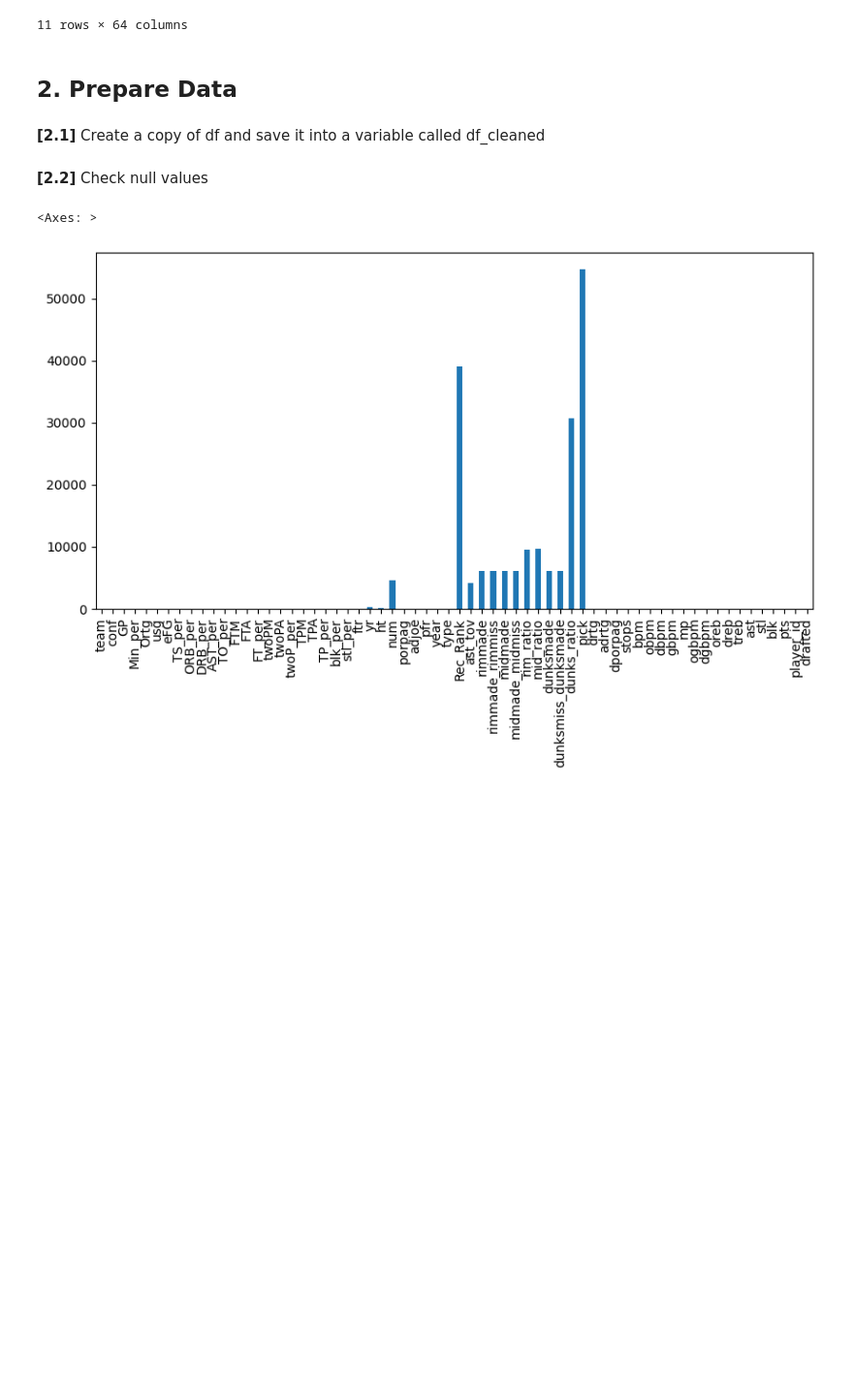
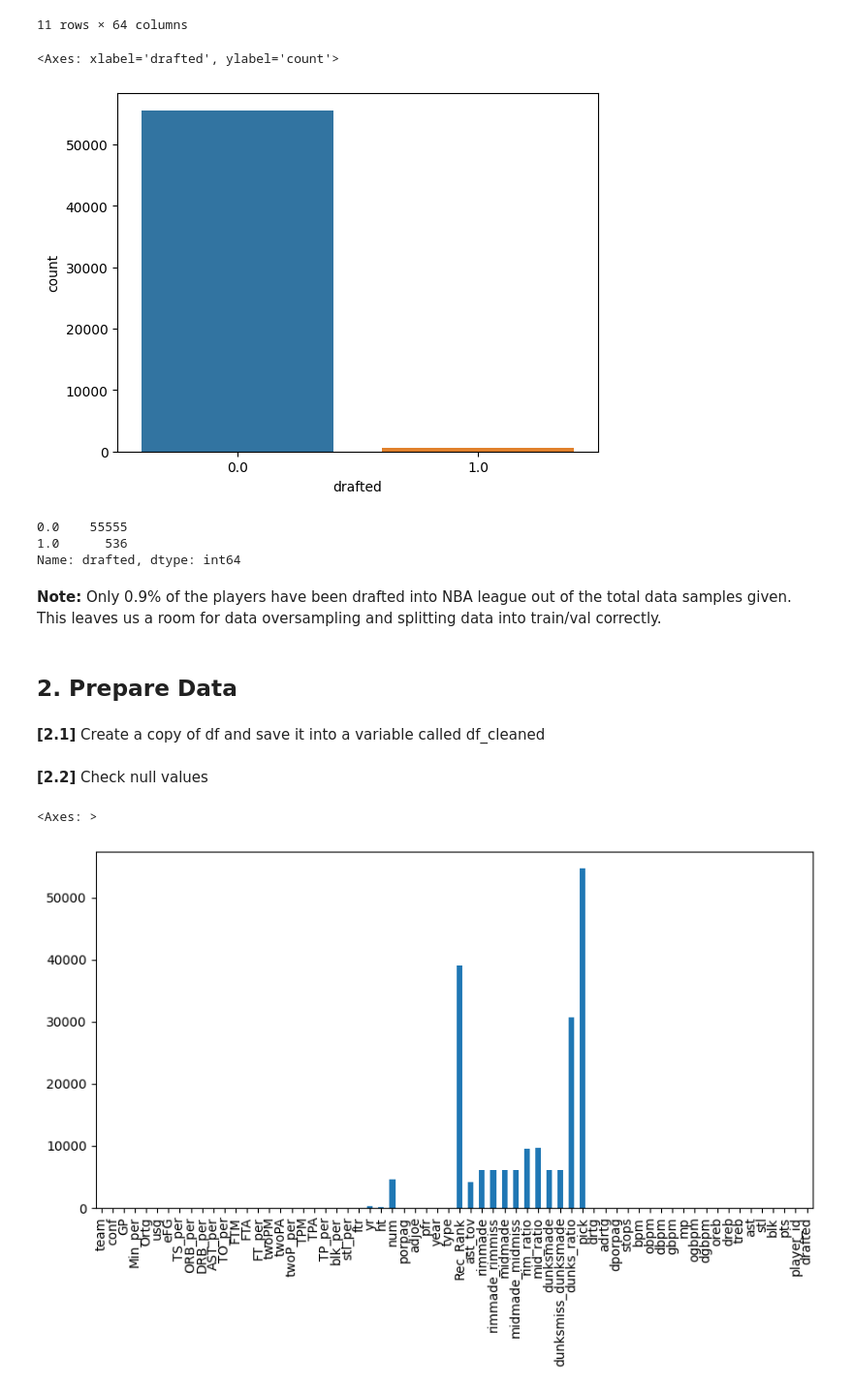
Before and after one commit to Kritz23/adv_mla_at1, a Jupyter notebook: notebooks/dhawale_kritika-24587661-week1_logistic_reg.ipynb, the cells around one changed output. Shown: that part at 97% size. Drawn from its saved outputs; the diff is of its cells as text; code cells hidden in the pictures; blank space fills up the shorter version.

```diff
--- a/notebooks/dhawale_kritika-24587661-week1_logistic_reg.ipynb
+++ b/notebooks/dhawale_kritika-24587661-week1_logistic_reg.ipynb
@@ -81,6 +81,21 @@ df_train.describe(include='all')
 | 75% | NaN | NaN | 31.000000 | 62.200000 | 106.900000 | 21.800000 | 53.200000 | 56.060000 | 8.100000 | 16.000000 | ... | ... |
 | max | NaN | NaN | 41.000000 | 98.000000 | 834.000000 | 50.000000 | 150.000000 | 150.000000 | 1576.600000 | 1385.000000 | ... | ... |
 11 rows × 64 columns
+# %%
+# Distribution of target variable
+sns.countplot(x='drafted', data=df_train)
+# %% [output]
+<Axes: xlabel='drafted', ylabel='count'>
+[figure, added]
+# %%
+# Count the number of target value
+df_train['drafted'].value_counts()
+# %% [output]
+0.0    55555
+1.0      536
+Name: drafted, dtype: int64
+# %% [markdown]
+**Note:** Only 0.9% of the players have been drafted into NBA league out of the total data samples given. This leaves us a room for data oversampling and splitting data into train/val correctly.
 # %% [markdown]
 ## 2. Prepare Data
 # %% [markdown]
```
Also changed, not shown: parts of 7 cells of this notebook, 7 other files.
